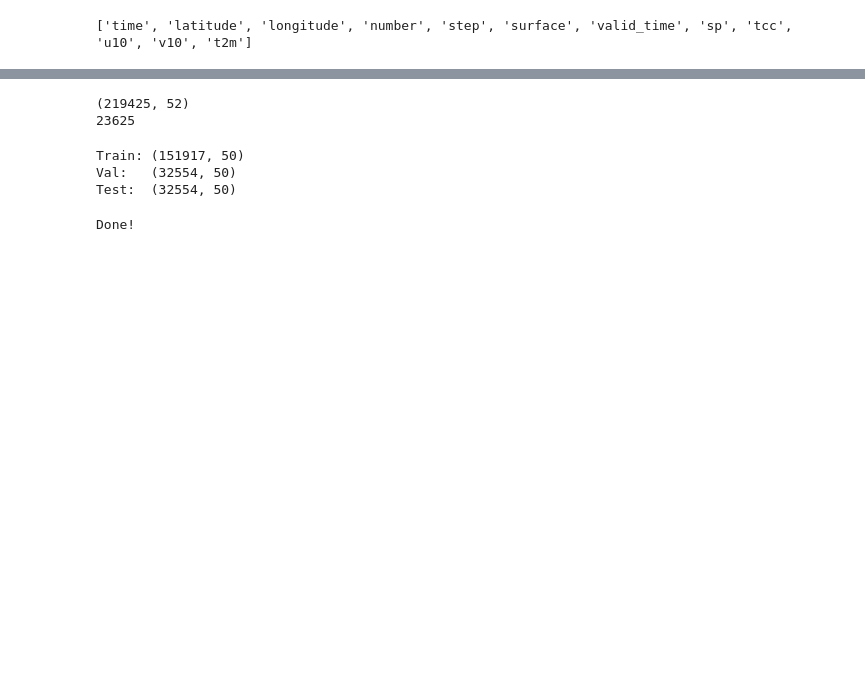
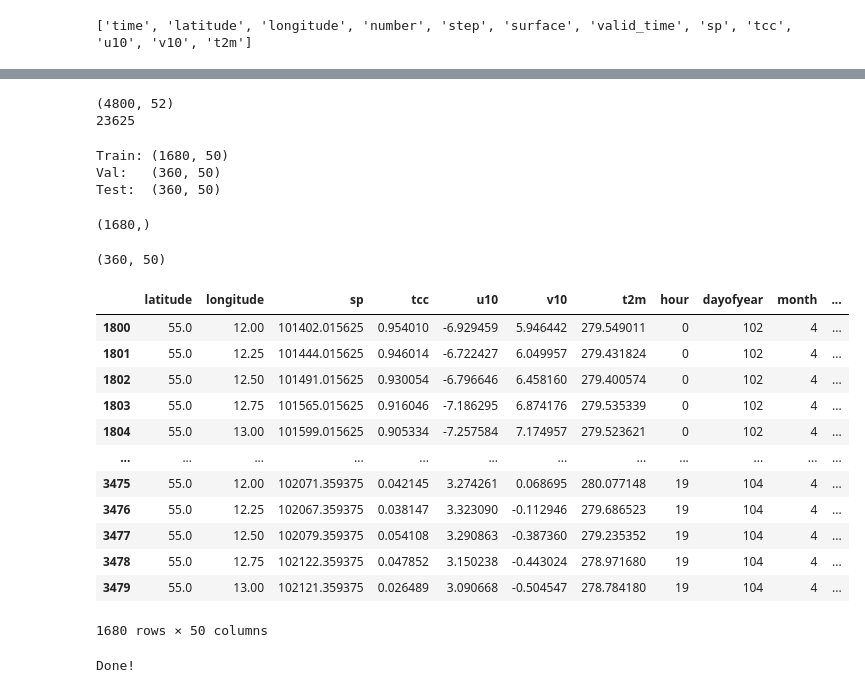
Before and after one commit to CarlaMailin/Predicting-the-Future---Machine-Learning-Weather-Prediction-Model, a Jupyter notebook: tryout_phase/XGBoost_grid.ipynb, the cells around one changed output, grey strips where cells are left out. Drawn from its saved outputs; the diff is of its cells as text; code cells hidden in the pictures; blank space fills up the shorter version.

```diff
--- a/tryout_phase/XGBoost_grid.ipynb
+++ b/tryout_phase/XGBoost_grid.ipynb
@@ -15,7 +15,7 @@ for i, d in enumerate(datasets_1940):
 --- Dataset 1 ---
 ['ssrd', 'tp']
 # %%
-datasets_1940 = cfgrib.open_datasets("grid-timeseries_sel_vars_1940.grib")
+datasets_1940 = cfgrib.open_datasets(filename)
 print("Features time:", len(datasets_1940[0].time))
 print("tp time:", len(datasets_1940[1].time))
 print()
@@ -277,7 +277,7 @@ for var in vars_to_lag:
 print(df.shape)
 print(df.isna().sum().sum())
 # %% [output]
-(219425, 52)
+(4800, 52)
 23625
 # %%
 # target: precipitation 24 hours ahead, per grid point
@@ -312,10 +312,32 @@ time_test  = df["valid_time"].iloc[val_end:]
 print("Train:", X_train.shape)
 print("Val:  ", X_val.shape)
 print("Test: ", X_test.shape)
+y_train.shape
 # %% [output]
-Train: (151917, 50)
-Val:   (32554, 50)
-Test:  (32554, 50)
+Train: (1680, 50)
+Val:   (360, 50)
+Test:  (360, 50)
+(1680,)
+# %%
+X_val.shape
+# %% [output]
+(360, 50)
+# %%
+X_train[:]
+# %% [output]
+|  | latitude | longitude | sp | tcc | u10 | v10 | t2m | hour | dayofyear | month | ... |
+| 1800 | 55.0 | 12.00 | 101402.015625 | 0.954010 | -6.929459 | 5.946442 | 279.549011 | 0 | 102 | 4 | ... |
+| 1801 | 55.0 | 12.25 | 101444.015625 | 0.946014 | -6.722427 | 6.049957 | 279.431824 | 0 | 102 | 4 | ... |
+| 1802 | 55.0 | 12.50 | 101491.015625 | 0.930054 | -6.796646 | 6.458160 | 279.400574 | 0 | 102 | 4 | ... |
+| 1803 | 55.0 | 12.75 | 101565.015625 | 0.916046 | -7.186295 | 6.874176 | 279.535339 | 0 | 102 | 4 | ... |
+| 1804 | 55.0 | 13.00 | 101599.015625 | 0.905334 | -7.257584 | 7.174957 | 279.523621 | 0 | 102 | 4 | ... |
+| ... | ... | ... | ... | ... | ... | ... | ... | ... | ... | ... | ... |
+| 3475 | 55.0 | 12.00 | 102071.359375 | 0.042145 | 3.274261 | 0.068695 | 280.077148 | 19 | 104 | 4 | ... |
+| 3476 | 55.0 | 12.25 | 102067.359375 | 0.038147 | 3.323090 | -0.112946 | 279.686523 | 19 | 104 | 4 | ... |
+| 3477 | 55.0 | 12.50 | 102079.359375 | 0.054108 | 3.290863 | -0.387360 | 279.235352 | 19 | 104 | 4 | ... |
+| 3478 | 55.0 | 12.75 | 102122.359375 | 0.047852 | 3.150238 | -0.443024 | 278.971680 | 19 | 104 | 4 | ... |
+| 3479 | 55.0 | 13.00 | 102121.359375 | 0.026489 | 3.090668 | -0.504547 | 278.784180 | 19 | 104 | 4 | ... |
+1680 rows × 50 columns
 # %%
 from xgboost import XGBRegressor
 
```
Also changed, not shown: parts of 10 cells of this notebook, 10 other files.
